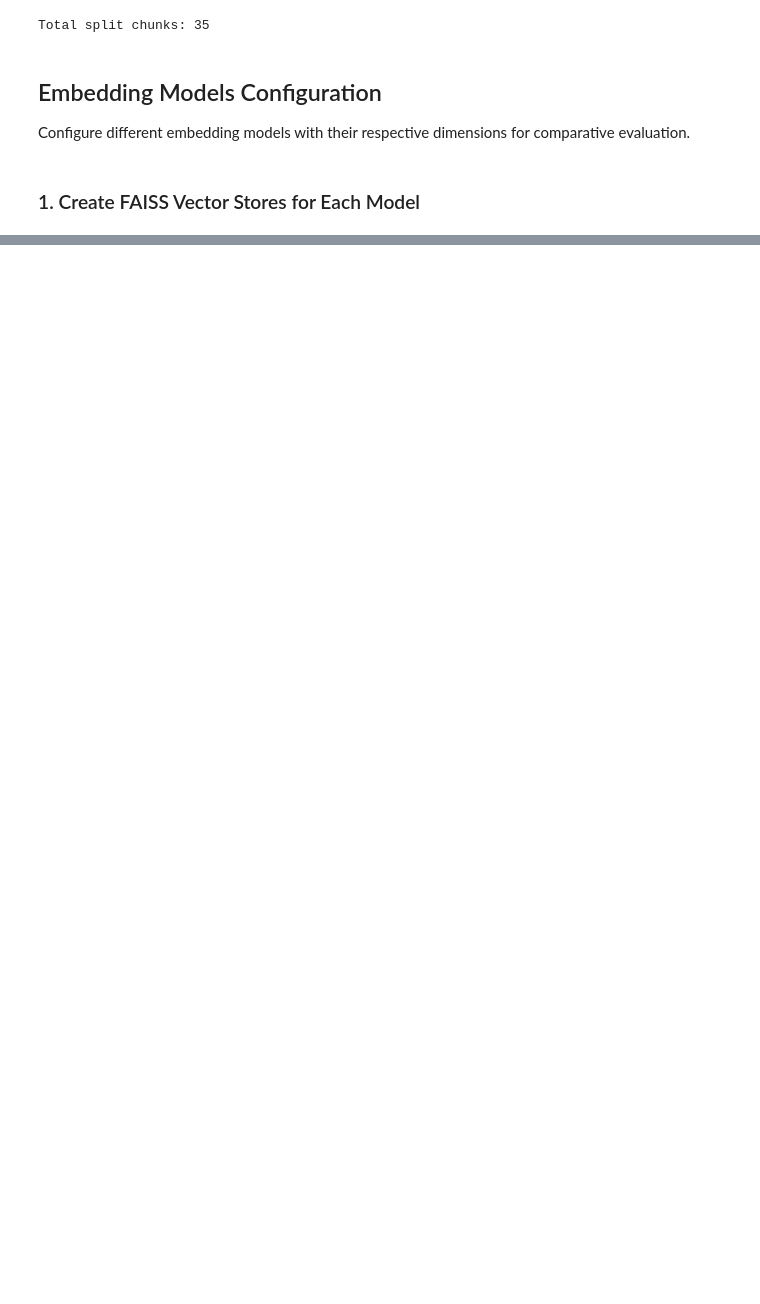
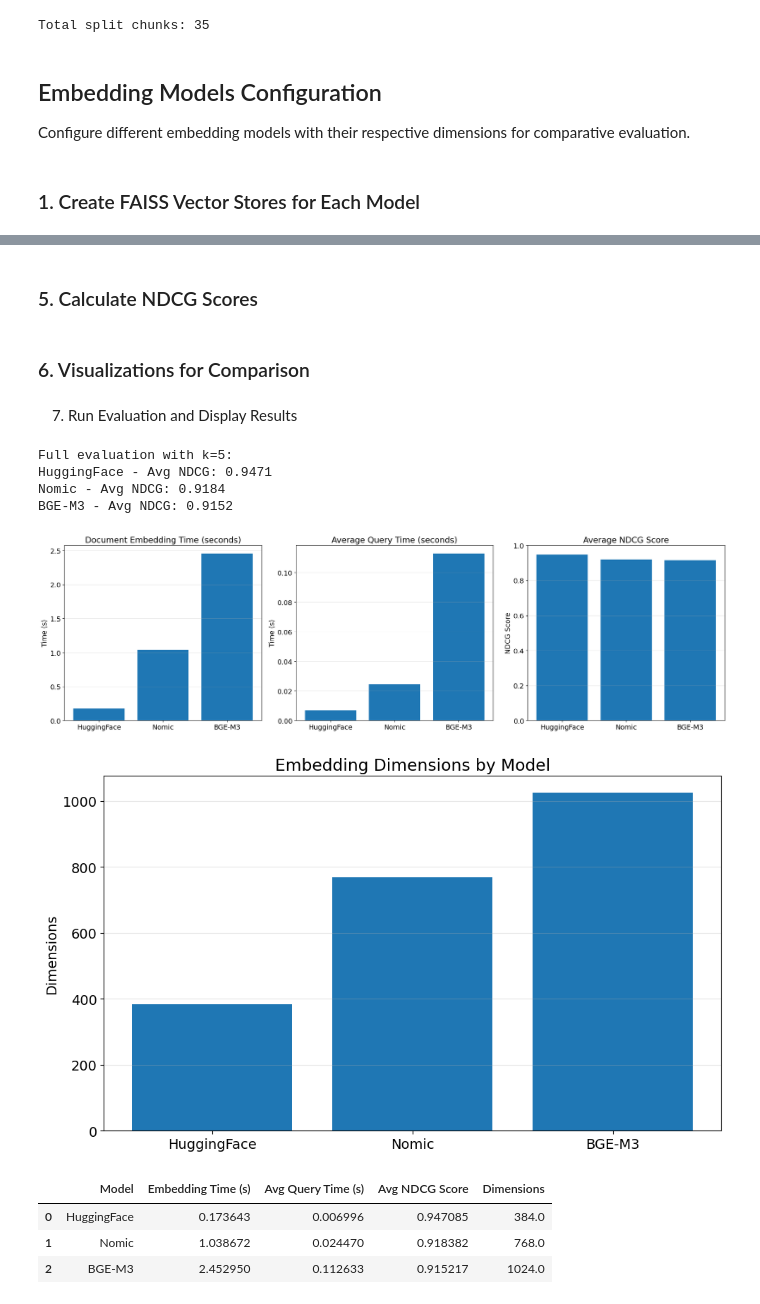
Before and after one commit to Venkata-Thrivedi-WILP/RAG_BOT, a Jupyter notebook: Embedding/EmbdCompare copy.ipynb, the cells around one changed output, grey strips where cells are left out. Drawn from its saved outputs; the diff is of its cells as text; code cells hidden in the pictures; blank space fills up the shorter version.

```diff
--- a/Embedding/EmbdCompare copy.ipynb
+++ b/Embedding/EmbdCompare copy.ipynb
@@ -62,8 +76,8 @@ plt.rcParams.update({'font.size': 14})
 Load text documents from a directory and split them into smaller, context-specific chunks for embedding and retrieval.
 # %%
 # Load all text files from the specified directory
-folder_path = "C:/Users/LocalUser/Desktop/RAG_BOT/RAG_BOT/Embedding/sampledata"  # Change as needed
-# folder_path = "/content/sampledata"  # Change as needed
+# folder_path = "C:/Users/LocalUser/Desktop/RAG_BOT/RAG_BOT/Embedding/sampledata"  # Change as needed
+folder_path = "/content/sampledata"  # Change as needed
 document_loader = DirectoryLoader(folder_path, glob="**/*.txt", loader_cls=TextLoader)
 raw_documents = document_loader.load()
 
@@ -155,0 +228,16 @@ Creating vector store for Llama 3.2...
+# %%
+# Evaluate models
+k_values = [3, 5, 10]
+evaluation_results = {}
+query_time_results = {}
+
+for k in k_values:
+    print(f"\nEvaluating with k={k}:")
+    results, query_times = evaluate_retrieval(vector_stores, test_queries, k=k)
+    evaluation_results[k] = results
+    query_time_results[k] = query_times
+
+    # Print average query times
+    for model_name, times in query_times.items():
+        avg_time = sum(times) / len(times)
+        print(f"{model_name} - Avg query time: {avg_time:.4f} seconds")
@@ -155,0 +314,2 @@ Creating vector store for Llama 3.2...
+# %% [markdown]
+### 5. Calculate NDCG Scores
@@ -155,0 +341,2 @@ Creating vector store for Llama 3.2...
+# %% [markdown]
+### 6. Visualizations for Comparison
@@ -155,0 +387,52 @@ Creating vector store for Llama 3.2...
+# %% [markdown]
+7. Run Evaluation and Display Results
+# %%
+# Run the full evaluation
+for k in [5]:  # You can try different k values
+    print(f"\nFull evaluation with k={k}:")
+    results, query_times = evaluate_retrieval(vector_stores, test_queries, k=k)
+
+    # Score relevance
+    relevance_scores = score_relevance(results, test_queries)
+
+    # Calculate NDCG
+    ndcg_scores = calculate_ndcg(relevance_scores, k)
+
+    # Print average NDCG scores
+    for model_name, scores in ndcg_scores.items():
+        avg_ndcg = sum(scores) / len(scores)
+        print(f"{model_name} - Avg NDCG: {avg_ndcg:.4f}")
+
+    # Visualize results
+    visualize_results(embedding_times, query_times, ndcg_scores)
+
+    # Create detailed report
+    report_df = pd.DataFrame({
+        'Model': [],
+        'Embedding Time (s)': [],
+        'Avg Query Time (s)': [],
+        'Avg NDCG Score': [],
+        'Dimensions': []
+    })
+
+    for model_name in embedding_models.keys():
+        report_df = pd.concat([report_df, pd.DataFrame({
+            'Model': [model_name],
+            'Embedding Time (s)': [embedding_times[model_name]],
+            'Avg Query Time (s)': [np.mean(query_times[model_name])],
+            'Avg NDCG Score': [np.mean(ndcg_scores[model_name])],
+            'Dimensions': [embedding_models[model_name]["dimensions"]]
+        })], ignore_index=True)
+
+    display(report_df)
+# %% [output]
+Full evaluation with k=5:
+HuggingFace - Avg NDCG: 0.9471
+Nomic - Avg NDCG: 0.9184
+BGE-M3 - Avg NDCG: 0.9152
+[figure, added]
+[figure, added]
+|  | Model | Embedding Time (s) | Avg Query Time (s) | Avg NDCG Score | Dimensions |
+| 0 | HuggingFace | 0.173643 | 0.006996 | 0.947085 | 384.0 |
+| 1 | Nomic | 1.038672 | 0.024470 | 0.918382 | 768.0 |
+| 2 | BGE-M3 | 2.452950 | 0.112633 | 0.915217 | 1024.0 |
```
Also changed, not shown: parts of 17 cells of this notebook.
